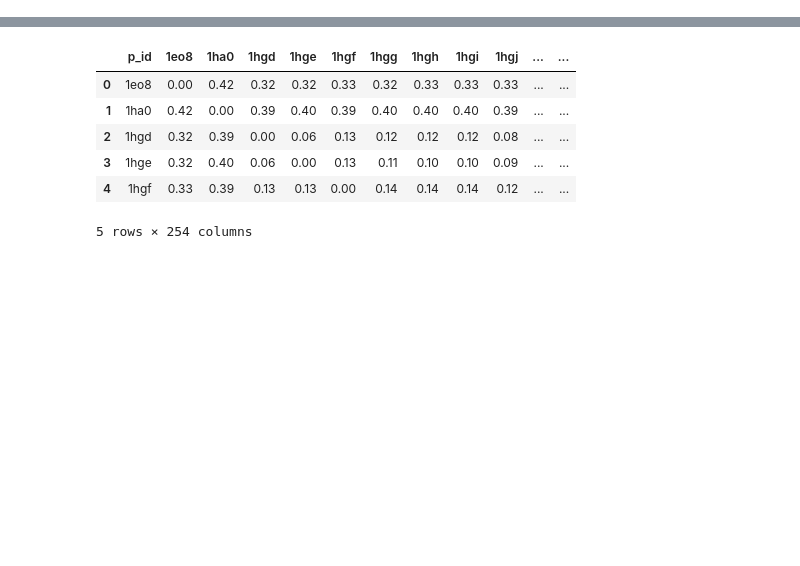
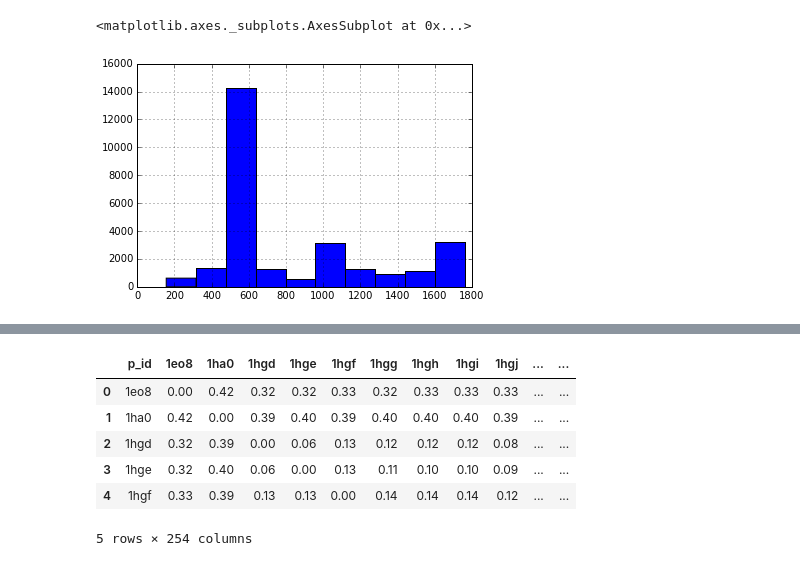
Before and after one commit to stared/bialkonet, a Jupyter notebook: ipy/6distance_lookup.ipynb, the cells around one changed output, grey strips where cells are left out. Drawn from its saved outputs; the diff is of its cells as text; code cells hidden in the pictures; blank space fills up the shorter version.

```diff
--- a/ipy/6distance_lookup.ipynb
+++ b/ipy/6distance_lookup.ipynb
@@ -19,0 +28,5 @@ df.rmsd.hist()
+# %%
+df.distance.hist()
+# %% [output]
+<matplotlib.axes._subplots.AxesSubplot at 0x...>
+[figure, added]
```
Also changed, not shown: parts of 7 cells of this notebook, 6 other files.
